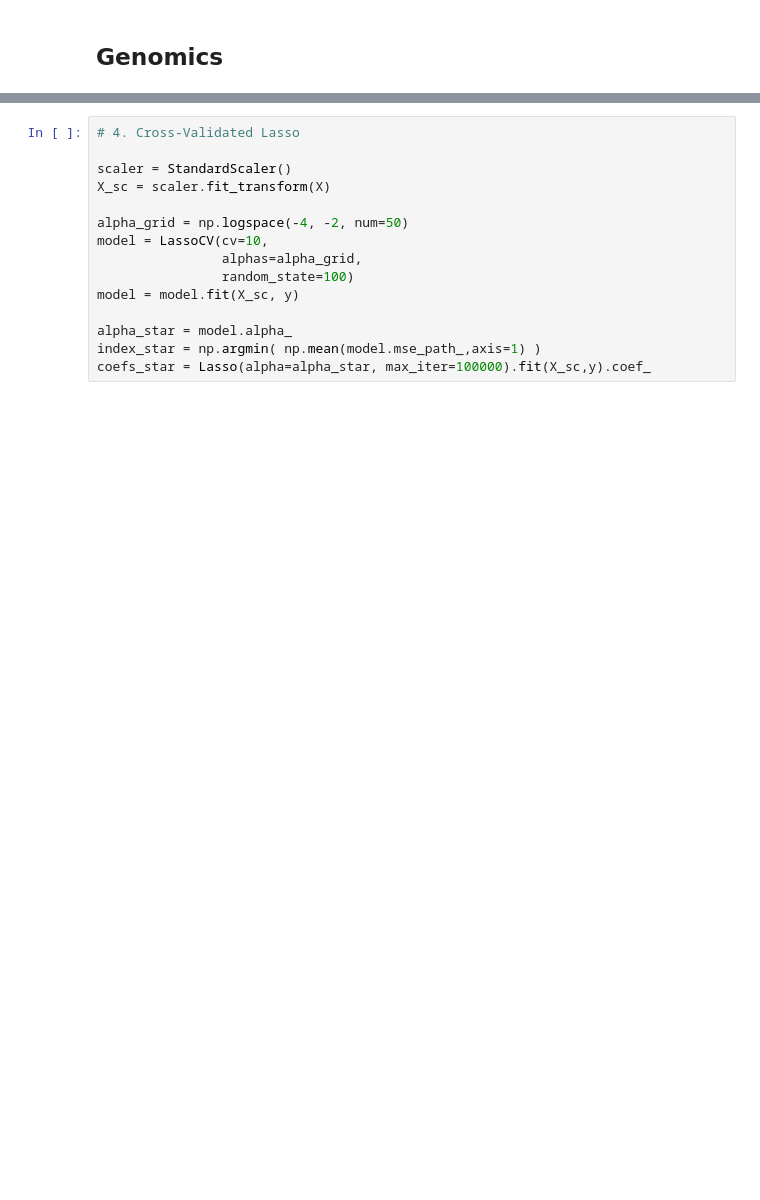
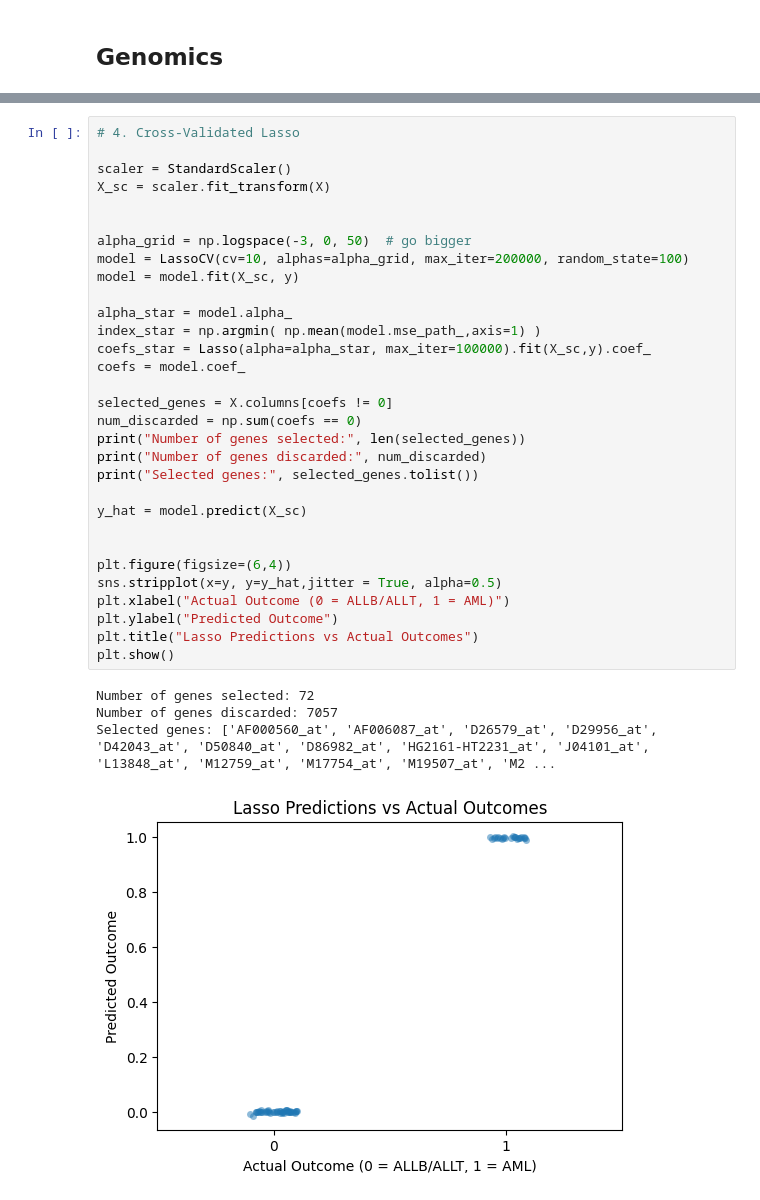
Before and after one commit to hershiaytoda/undergrad_ml_assignments, a Jupyter notebook: genomics_lab.ipynb, the cells around one changed output, grey strips where cells are left out. Drawn from its saved outputs; the diff is of its cells as text; blank space fills up the shorter version.

```diff
--- a/genomics_lab.ipynb
+++ b/genomics_lab.ipynb
@@ -127,16 +132,37 @@ Std dev: 0.028107820694269984
 # %%
 # 4. Cross-Validated Lasso
 
 scaler = StandardScaler()
 X_sc = scaler.fit_transform(X)
 
-alpha_grid = np.logspace(-4, -2, num=50)
-model = LassoCV(cv=10,
-                alphas=alpha_grid,
-                random_state=100)
+
+alpha_grid = np.logspace(-3, 0, 50)  # go bigger
+model = LassoCV(cv=10, alphas=alpha_grid, max_iter=200000, random_state=100)
 model = model.fit(X_sc, y)
 
 alpha_star = model.alpha_
 index_star = np.argmin( np.mean(model.mse_path_,axis=1) )
 coefs_star = Lasso(alpha=alpha_star, max_iter=100000).fit(X_sc,y).coef_
+coefs = model.coef_
+
+selected_genes = X.columns[coefs != 0]
+num_discarded = np.sum(coefs == 0)
+print("Number of genes selected:", len(selected_genes))
+print("Number of genes discarded:", num_discarded)
+print("Selected genes:", selected_genes.tolist())
+
+y_hat = model.predict(X_sc)
+
+
+plt.figure(figsize=(6,4))
+sns.stripplot(x=y, y=y_hat,jitter = True, alpha=0.5)
+plt.xlabel("Actual Outcome (0 = ALLB/ALLT, 1 = AML)")
+plt.ylabel("Predicted Outcome")
+plt.title("Lasso Predictions vs Actual Outcomes")
+plt.show()
+# %% [output]
+Number of genes selected: 72
+Number of genes discarded: 7057
+Selected genes: ['AF000560_at', 'AF006087_at', 'D26579_at', 'D29956_at', 'D42043_at', 'D50840_at', 'D86982_at', 'HG2161-HT2231_at', 'J04101_at', 'L13848_at', 'M12759_at', 'M17754_at', 'M19507_at', 'M2 ...
+[figure, added]
 # %%
```
Also changed, not shown: parts of 5 cells of this notebook.
